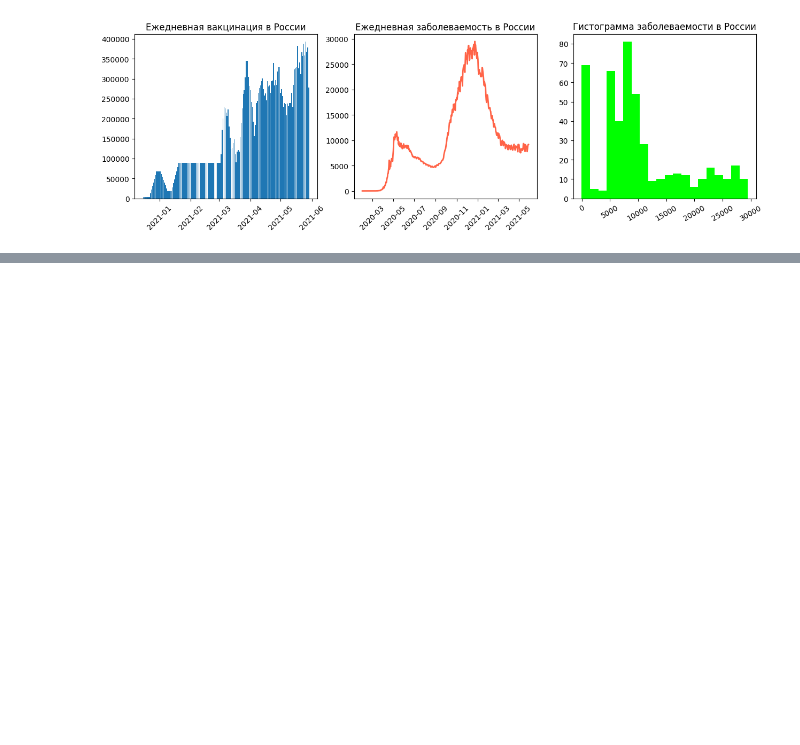
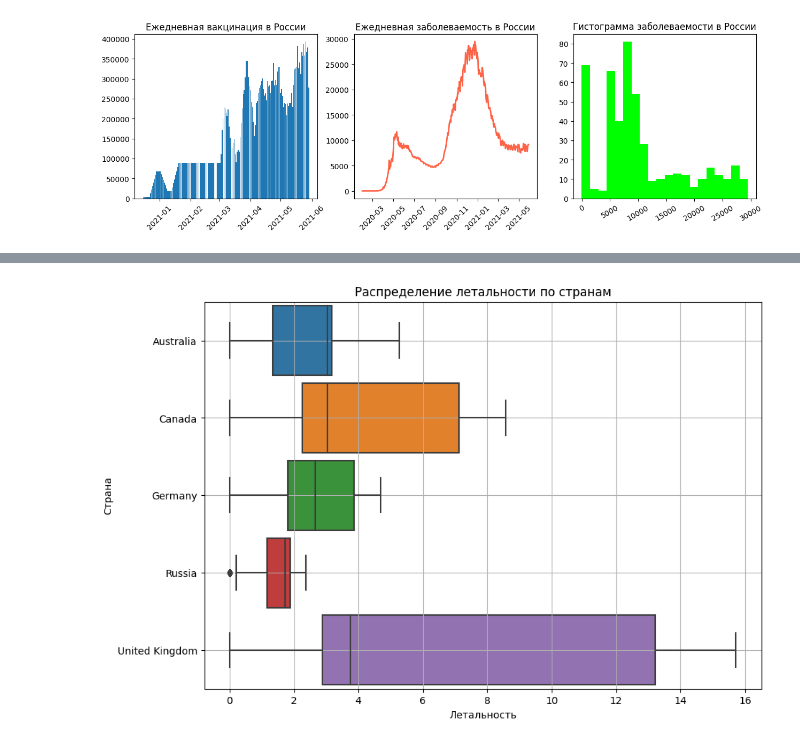
Before and after one commit to Karayushii/py13-master, a Jupyter notebook: main.ipynb, the cells around one changed output, grey strips where cells are left out. Saved outputs shown, nothing was run; the diff lists cells and outputs as text; code cells hidden in the pictures; blank space fills up the shorter version.

```diff
--- a/main.ipynb
+++ b/main.ipynb
@@ -351,0 +400,15 @@ axes[2].xaxis.set_tick_params(rotation=30)
+# %%
+fig = plt.figure(figsize=(10,7))
+boxplot = sns.boxplot(
+    data=croped_covid_df,
+    y='country',
+    x='death_rate',
+    orient='h',
+    width=0.9
+)
+boxplot.set_title('Распределение летальности по странам');
+boxplot.set_xlabel('Летальность');
+boxplot.set_ylabel('Страна');
+boxplot.grid()
+# %% [output]
+[figure, added]
```
Also changed, not shown: parts of 5 cells of this notebook.
